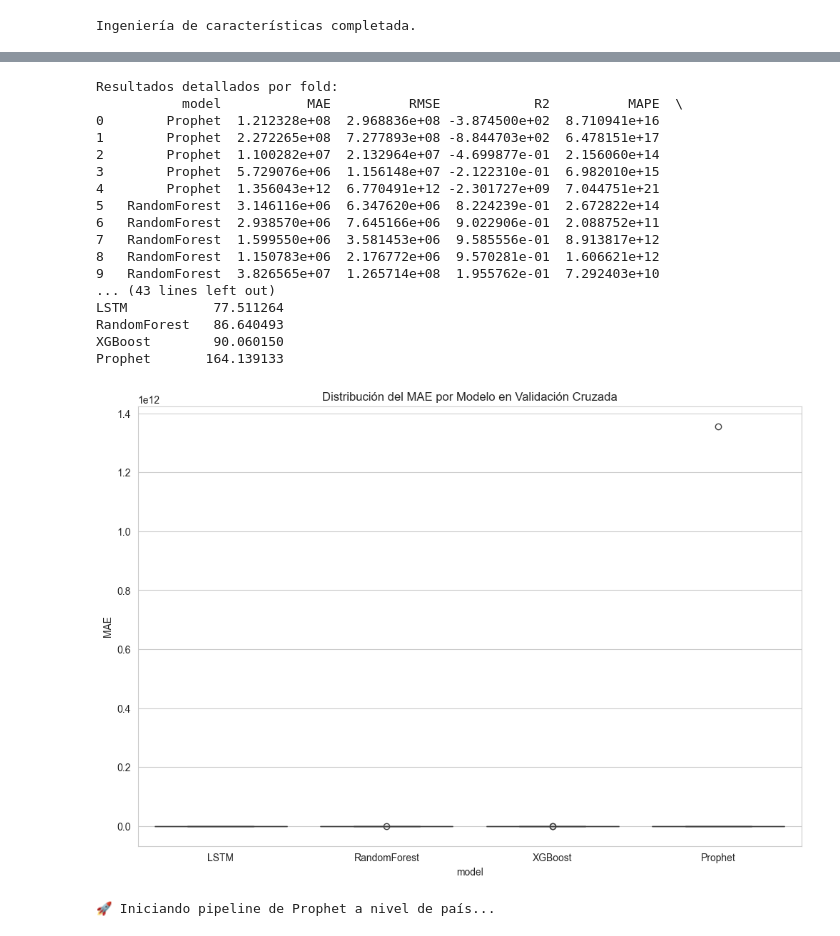
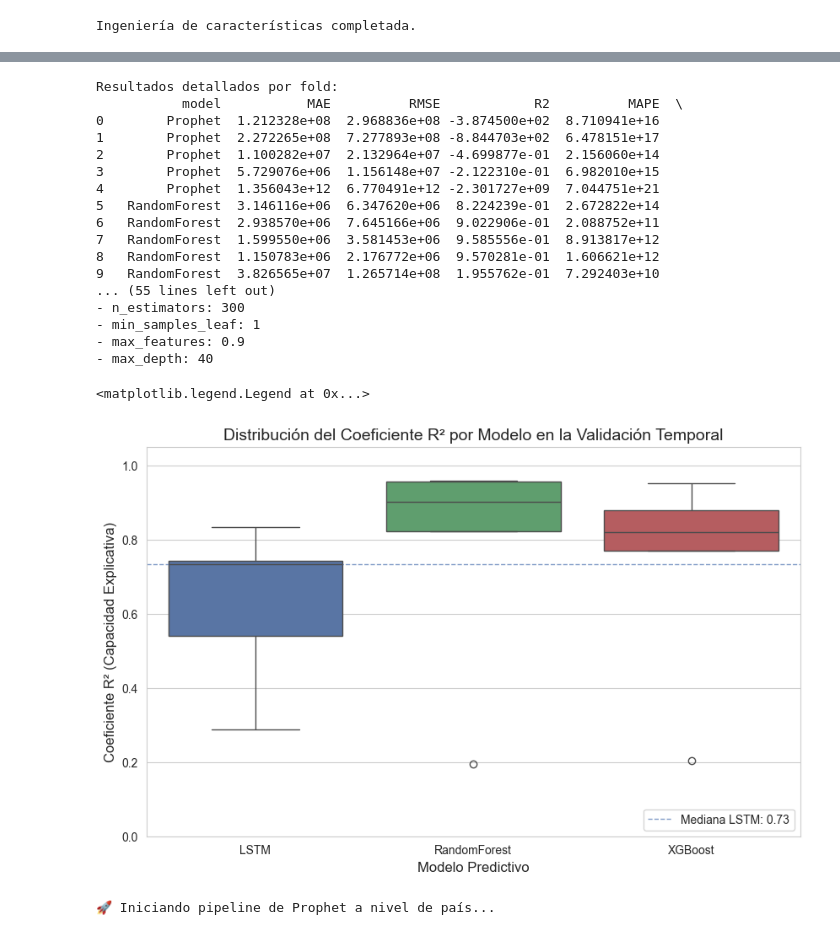
Before and after one commit to rortizgeo/Maestria_CD_Proyecto-Aplicado, a Jupyter notebook: PA_Modelamiento-Validacion.ipynb, the cells around one changed output, grey strips where cells are left out. Cells and saved outputs as stored; diff of their text form; code cells hidden in the pictures.

```diff
--- a/PA_Modelamiento-Validacion.ipynb
+++ b/PA_Modelamiento-Validacion.ipynb
@@ -484,17 +538,41 @@ for model_name, entries in results_detailed.items():
 
 if all_results:
     df_results = pd.DataFrame(all_results)
+
     print("\nResultados detallados por fold:")
+    # Muestra los resultados detallados (incluyendo la columna de hiperparámetros si es pequeña)
     print(df_results)
-    print("\nResumen por modelo (media de métricas):")
+
+    print("\n" + "="*50)
+    print("Resumen por modelo (media de métricas):")
     summary = df_results.groupby("model")[["MAE", "RMSE", "R2", "MAPE", "SMAPE"]].mean().sort_values("MAE")
     print(summary)
+    print("="*50)
 
-    # Visualización
-    plt.figure(figsize=(12, 8))
-    sns.boxplot(data=df_results, x='model', y='MAE', order=summary.index)
-    plt.title('Distribución del MAE por Modelo en Validación Cruzada')
-    plt.show()
+
+# --- ANÁLISIS DE MEJOR MODELO Y PARÁMETROS ---
+
+    # 1. Identificar el mejor rendimiento (menor MAE)
+    best_row = df_results.loc[df_results['MAE'].idxmin()]
+
+    best_model_name = best_row['model']
+    best_fold = best_row['fold']
+    best_mae = best_row['MAE']
+    best_params = best_row['hyperparameters']
+
+    print(f"\n🏆 Mejor Resultado Individual Encontrado:")
+    print(f"Modelo: {best_model_name} (Fold {int(best_fold)})")
+    print(f"MAE Mínimo: {best_mae:,.2f}")
+
+    print("\n📋 Hiperparámetros del Modelo Ganador:")
+    # Asegura que los hiperparámetros se impriman de forma legible (diccionario)
+    if isinstance(best_params, dict):
+        for param, value in best_params.items():
+            print(f"- {param}: {value}")
+    else:
+        # Esto maneja el caso donde los parámetros se almacenaron como una cadena (string)
+        print(best_params)
+
 else:
     print("No se generaron resultados para analizar.")
 # %% [output]
@@ -510,12 +588,42 @@ Resultados detallados por fold:
 7   RandomForest  1.599550e+06  3.581453e+06  9.585556e-01  8.913817e+12
 8   RandomForest  1.150783e+06  2.176772e+06  9.570281e-01  1.606621e+12
 9   RandomForest  3.826565e+07  1.265714e+08  1.955762e-01  7.292403e+10
-... (43 lines left out)
-LSTM           77.511264
-RandomForest   86.640493
-XGBoost        90.060150
-Prophet       164.139133
+... (55 lines left out)
+- n_estimators: 300
+- min_samples_leaf: 1
+- max_features: 0.9
+- max_depth: 40
-[figure, removed]
+# %%
+# 2. Filtrar solo los modelos funcionales para una visualización efectiva
+# (Excluir Prophet por sus valores R2 extremadamente negativos que distorsionan la escala)
+df_functional = df_results[df_results['model'].isin(['LSTM', 'RandomForest', 'XGBoost'])].copy()
+
+# 3. Definir el orden de los modelos basado en el rendimiento promedio (MAE/R2)
+order = ['LSTM', 'RandomForest', 'XGBoost']
+
+# 4. Generar el Box Plot
+plt.figure(figsize=(10, 6))
+sns.boxplot(
+    x='model',
+    y='R2',
+    data=df_functional,
+    order=order,
+    palette=['#4c72b0', '#55a868', '#c44e52'] # Paleta de colores distintivos
+)
+
+# 5. Añadir detalles al gráfico
+plt.title('Distribución del Coeficiente R² por Modelo en la Validación Temporal', fontsize=14)
+plt.ylabel('Coeficiente R² (Capacidad Explicativa)', fontsize=12)
+plt.xlabel('Modelo Predictivo', fontsize=12)
+plt.ylim(0, 1.05) # Escala forzada para R2 entre 0 y 1.05
+
+# Añadir la mediana del LSTM para resaltar su estabilidad
+lstm_median = df_functional[df_functional['model'] == 'LSTM']['R2'].median()
+plt.axhline(lstm_median, color='#4c72b0', linestyle='--', linewidth=1, alpha=0.7, label=f'Mediana LSTM: {lstm_median:.2f}')
+plt.legend(loc='lower right')
+# %% [output]
+<matplotlib.legend.Legend at 0x...>
+[figure, added]
 # %%
 # =============================================================================
 # PRUEBA DEL MODELO PROPHET A NIVEL DE PAÍS
```
Also changed, not shown: parts of 3 cells of this notebook.
